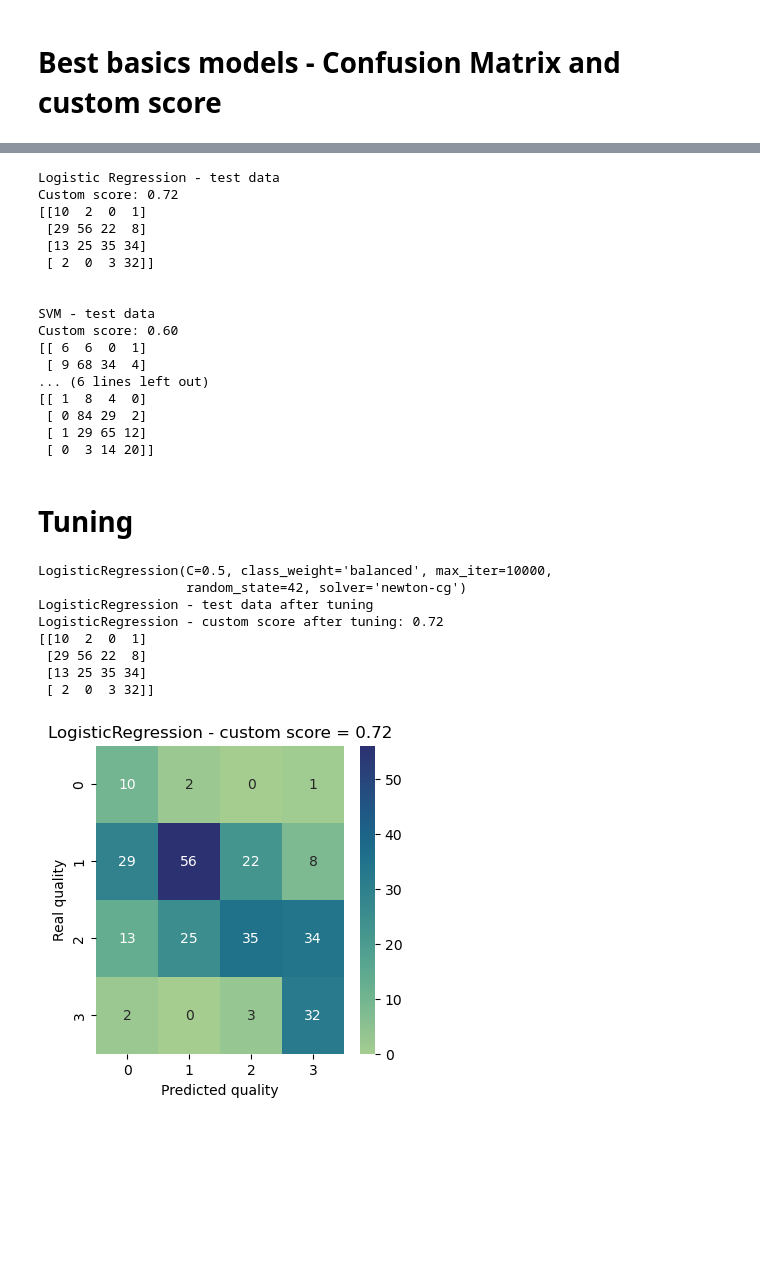
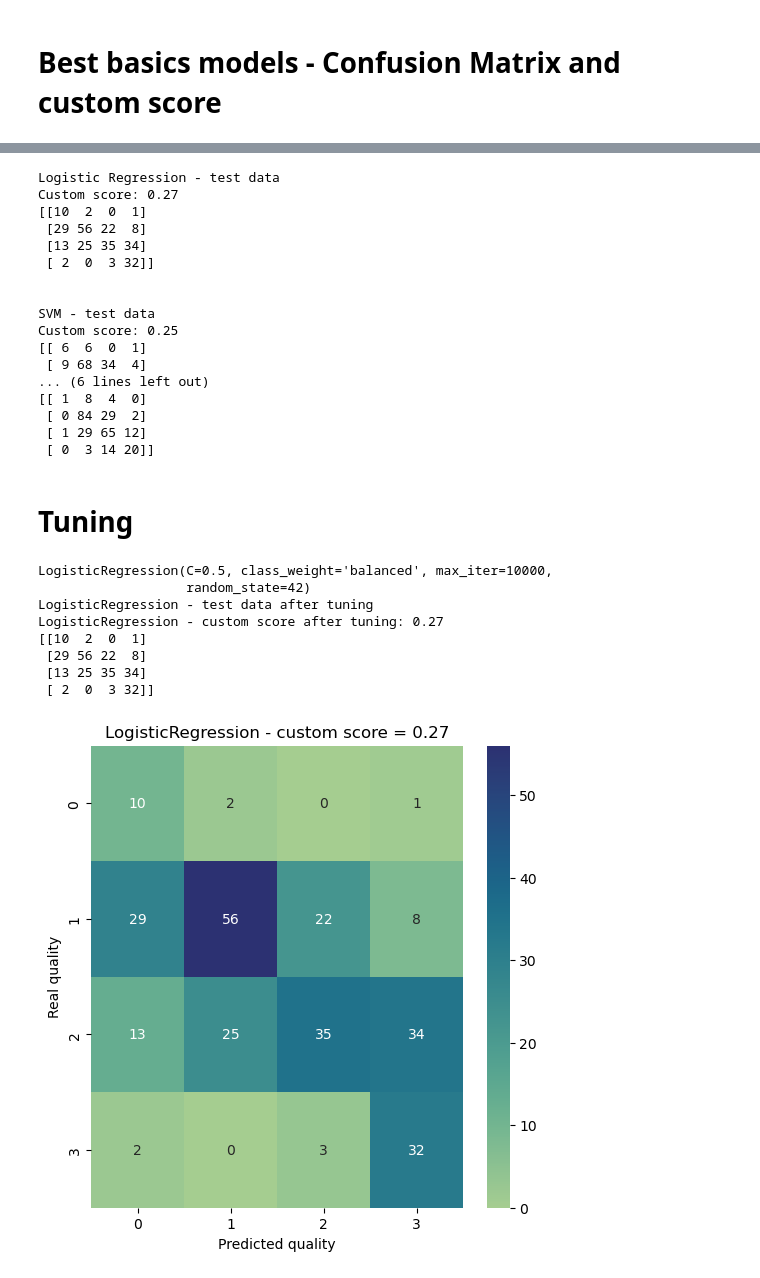
Before and after one commit to infoshareacademy/jdszr8-riva, a Jupyter notebook: WINES_ML/aron/wines_modelling.ipynb, the cells around one changed output, grey strips where cells are left out. Saved outputs shown, nothing was run; the diff lists cells and outputs as text; code cells hidden in the pictures; blank space fills up the shorter version.

```diff
--- a/WINES_ML/aron/wines_modelling.ipynb
+++ b/WINES_ML/aron/wines_modelling.ipynb
@@ -112,3 +135,6 @@ skf = StratifiedKFold(n_splits=4, shuffle=True, random_state=random_state)
+# %%
+recall_0_weight = .75
+recall_3_weight = .75
 # %% [markdown]
 <a id='Cross_validate_basic_models'></a>
 
@@ -249,11 +266,7 @@ for model_name, model_details in best_basic_models.items():
     y_test_pred = pipeline_result.predict(X_test)
 
     cf = confusion_matrix(y_test, y_test_pred)
-    recall_0 = cf[0][0] / sum(cf[0, :])
-    precision_1 = cf[1][1] / sum(cf[:, 1])
-    precision_2 = cf[2][2] / sum(cf[:, 2])
-    recall_3 = cf[3][3] / sum(cf[3, :])
-    custom_score = (recall_0 + precision_1 + precision_2 + recall_3)/4
+    custom_score = custom_final_score(cf, recall_0_weight, recall_3_weight)
 
 
     print(model_name + " - test data", end="\n")
@@ -261,7 +274,7 @@ for model_name, model_details in best_basic_models.items():
     print(cf, end="\n\n\n")
 # %% [output]
 Logistic Regression - test data
-Custom score: 0.72
+Custom score: 0.27
 [[10  2  0  1]
  [29 56 22  8]
  [13 25 35 34]
@@ -269,7 +282,7 @@ Custom score: 0.72
 
 
 SVM - test data
-Custom score: 0.60
+Custom score: 0.25
 [[ 6  6  0  1]
  [ 9 68 34  4]
 ... (6 lines left out)
@@ -279,3 +292,12 @@ Custom score: 0.60
  [ 0  3 14 20]]
 # %% [markdown]
 # Tuning
+# %%
+# creating a cutom function to make custom scorer for GridSearch
+def custom_metric(y_true, y_pred):
+        cf = confusion_matrix(y_true, y_pred)
+        recall_0 = cf[0][0] / sum(cf[0, :])
+        recall_3 = cf[3][3] / sum(cf[3, :])
+        custom_metric = (sum(cf[0, 1:4]) + sum(cf[3, 0:3]) + sum(cf[1:3, 0]) +  sum(cf[1:3, 3]))  /  sum(cf.flatten()) * -1
+        custom_final_score = (recall_0 + recall_3)/2 + custom_metric
+        return custom_final_score
@@ -282,66 +325,30 @@ Custom score: 0.60
 # %%
-# LR tuning
-LR_model_basic = basic_models["LogisticRegression"]
-LR_scaler = scalers["power_transformer_YeoJohnson"]
-
-LR_pipeline_result = Pipeline([('scaler', LR_scaler),
-                               ('model', LR_model_basic)])
-
-LR_parameter_grid = {'model__C': [0.001, 0.01, 0.05, 0.1, 0.5, 1, 2],
-                     'model__solver': ['newton-cg', 'lbfgs'],
-                     'model__penalty': ['l1', 'l2']}
-
-# creating a cutom function to make custom scorer for GridSearch
-def custom_metric(y_true, y_pred):
-        cf = confusion_matrix(y_true, y_pred)
-        recall_0 = cf[0][0] / sum(cf[0, :])
-        precision_1 = cf[1][1] / sum(cf[:, 1])
-        precision_2 = cf[2][2] / sum(cf[:, 2])
-        recall_3 = cf[3][3] / sum(cf[3, :])
-        custom_score = (recall_0 + precision_1 + precision_2 + recall_3)/4
-        return custom_score
-
-# creating a scorer for GridSearch
-scorer = make_scorer(custom_metric, greater_is_better=True)
-LR_grid = GridSearchCV(LR_pipeline_result,
-                       LR_parameter_grid,
-                       cv=skf,
-                       scoring=scorer)
-LR_model_tuned = LR_grid.fit(X_train, y_train)
-
-LR_y_test_pred = LR_model_tuned.predict(X_test)
-LR_cf = confusion_matrix(y_test, LR_y_test_pred)
-LR_recall_0 = LR_cf[0][0] / sum(LR_cf[0, :])
-LR_precision_1 = LR_cf[1][1] / sum(LR_cf[:, 1])
-LR_precision_2 = LR_cf[2][2] / sum(LR_cf[:, 2])
-LR_recall_3 = LR_cf[3][3] / sum(LR_cf[3, :])
-LR_custom_score = (LR_recall_0 + LR_precision_1 + LR_precision_2 + LR_recall_3)/4
-
+# LR scores
 print(LR_grid.best_estimator_.steps[1][1])
 print("LogisticRegression - test data after tuning", end="\n")
 print(f"LogisticRegression - custom score after tuning: {LR_custom_score:.2f}", end="\n")
 print(LR_cf, end="\n\n\n")
 
-fig = plt.figure(figsize=(4,4))
+fig = plt.figure(figsize=(6,6))
 ax= plt.subplot()
 sns.heatmap(LR_cf,
             annot=True,
             fmt='g',
             ax=ax,
             cmap="crest")
 
 
 ax.set_xlabel('Predicted quality')
 ax.set_ylabel('Real quality')
 ax.set_title(f'LogisticRegression - custom score = {LR_custom_score:.2f}')
 pass
 # %% [output]
 LogisticRegression(C=0.5, class_weight='balanced', max_iter=10000,
-                   random_state=42, solver='newton-cg')
+                   random_state=42)
 LogisticRegression - test data after tuning
-LogisticRegression - custom score after tuning: 0.72
+LogisticRegression - custom score after tuning: 0.27
 [[10  2  0  1]
  [29 56 22  8]
  [13 25 35 34]
  [ 2  0  3 32]]
-[figure, old version]
+[figure, new version]
```
Also changed, not shown: parts of 14 cells of this notebook, 6 other files.
